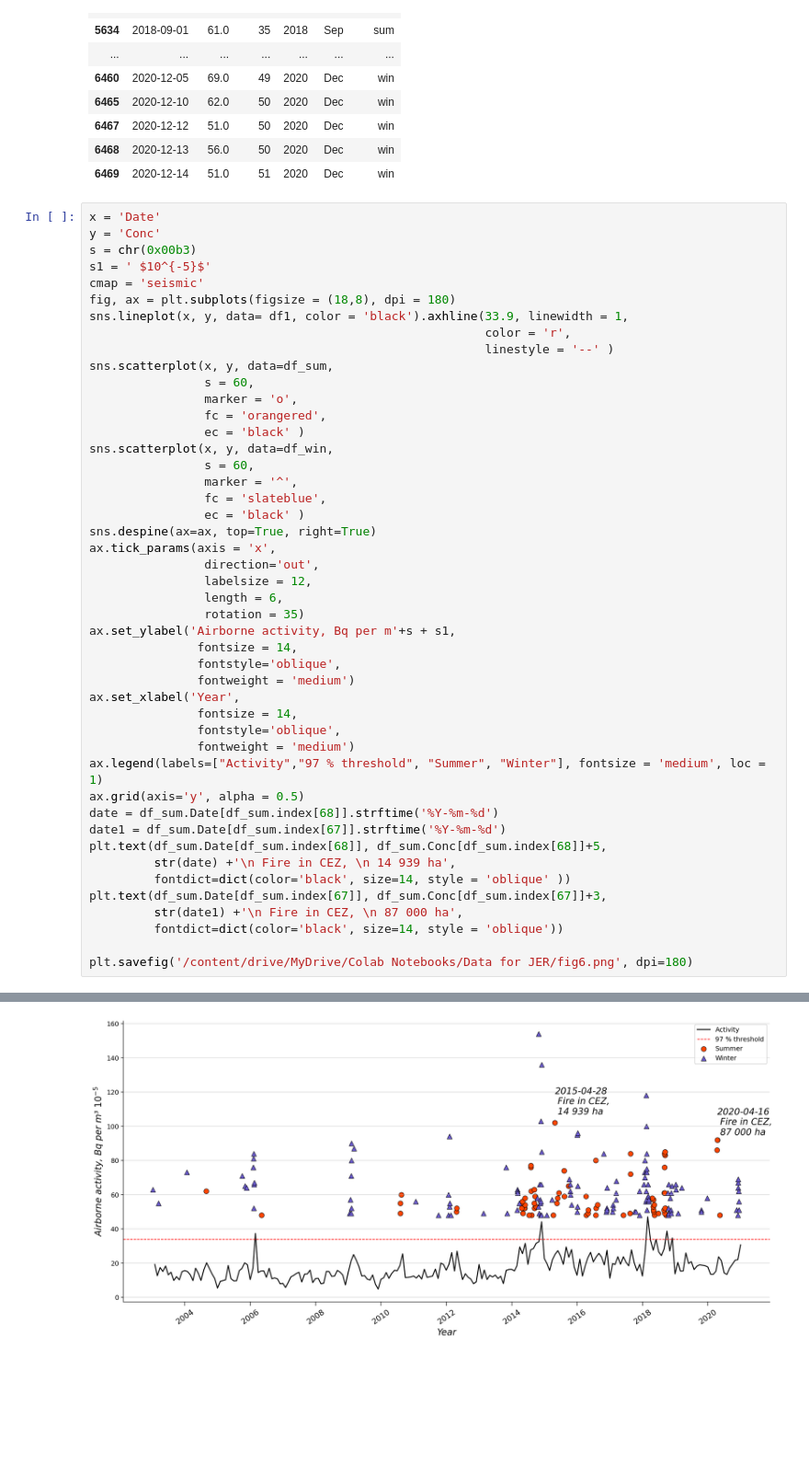
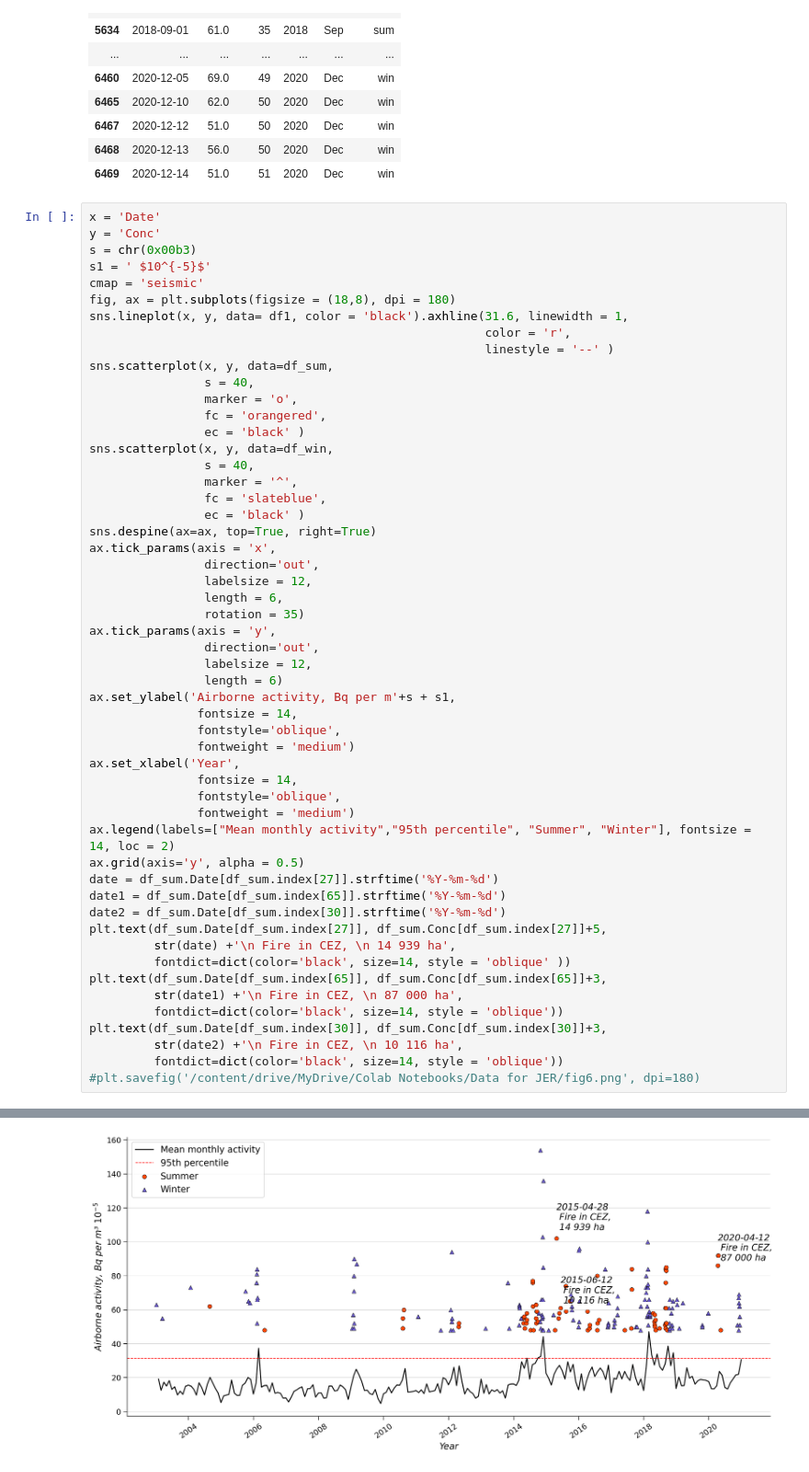
Before and after one commit to ADv0rnik/Data-analysis-for-JER, a Jupyter notebook: Pollution_dynamics03_20.ipynb, the cells around one changed output, grey strips where cells are left out. Shown at 92% size. Saved outputs shown, nothing was run; the diff lists cells and outputs as text; blank space fills up the shorter version.

```diff
--- a/Pollution_dynamics03_20.ipynb
+++ b/Pollution_dynamics03_20.ipynb
@@ -193,16 +202,16 @@ s = chr(0x00b3)
 s1 = ' $10^{-5}$'
 cmap = 'seismic'
 fig, ax = plt.subplots(figsize = (18,8), dpi = 180)
-sns.lineplot(x, y, data= df1, color = 'black').axhline(33.9, linewidth = 1,
+sns.lineplot(x, y, data= df1, color = 'black').axhline(31.6, linewidth = 1,
                                                        color = 'r',
                                                        linestyle = '--' )
 sns.scatterplot(x, y, data=df_sum,
-                s = 60,
+                s = 40,
                 marker = 'o',
                 fc = 'orangered',
                 ec = 'black' )
 sns.scatterplot(x, y, data=df_win,
-                s = 60,
+                s = 40,
                 marker = '^',
                 fc = 'slateblue',
                 ec = 'black' )
@@ -212,6 +221,10 @@ ax.tick_params(axis = 'x',
                 labelsize = 12,
                 length = 6,
                 rotation = 35)
+ax.tick_params(axis = 'y',
+                direction='out',
+                labelsize = 12,
+                length = 6)
 ax.set_ylabel('Airborne activity, Bq per m'+s + s1,
                fontsize = 14,
                fontstyle='oblique',
@@ -220,16 +233,19 @@ ax.set_xlabel('Year',
                fontsize = 14,
                fontstyle='oblique',
                fontweight = 'medium')
-ax.legend(labels=["Activity","97 % threshold", "Summer", "Winter"], fontsize = 'medium', loc = 1)
+ax.legend(labels=["Mean monthly activity","95th percentile", "Summer", "Winter"], fontsize = 14, loc = 2)
 ax.grid(axis='y', alpha = 0.5)
-date = df_sum.Date[df_sum.index[68]].strftime('%Y-%m-%d')
-date1 = df_sum.Date[df_sum.index[67]].strftime('%Y-%m-%d')
-plt.text(df_sum.Date[df_sum.index[68]], df_sum.Conc[df_sum.index[68]]+5,
+date = df_sum.Date[df_sum.index[27]].strftime('%Y-%m-%d')
+date1 = df_sum.Date[df_sum.index[65]].strftime('%Y-%m-%d')
+date2 = df_sum.Date[df_sum.index[30]].strftime('%Y-%m-%d')
+plt.text(df_sum.Date[df_sum.index[27]], df_sum.Conc[df_sum.index[27]]+5,
          str(date) +'\n Fire in CEZ, \n 14 939 ha',
          fontdict=dict(color='black', size=14, style = 'oblique' ))
-plt.text(df_sum.Date[df_sum.index[67]], df_sum.Conc[df_sum.index[67]]+3,
+plt.text(df_sum.Date[df_sum.index[65]], df_sum.Conc[df_sum.index[65]]+3,
          str(date1) +'\n Fire in CEZ, \n 87 000 ha',
          fontdict=dict(color='black', size=14, style = 'oblique'))
-
-plt.savefig('/content/drive/MyDrive/Colab Notebooks/Data for JER/fig6.png', dpi=180)
+plt.text(df_sum.Date[df_sum.index[30]], df_sum.Conc[df_sum.index[30]]+3,
+         str(date2) +'\n Fire in CEZ, \n 10 116 ha',
+         fontdict=dict(color='black', size=14, style = 'oblique'))
+#plt.savefig('/content/drive/MyDrive/Colab Notebooks/Data for JER/fig6.png', dpi=180)
 # %% [output]
@@ -236 +253 @@ plt.savefig('/content/drive/MyDrive/Colab Notebooks/Data for JER/fig6.png', dpi=
-[figure, old version]
+[figure, new version]
```
Also changed, not shown: parts of 15 cells of this notebook.
